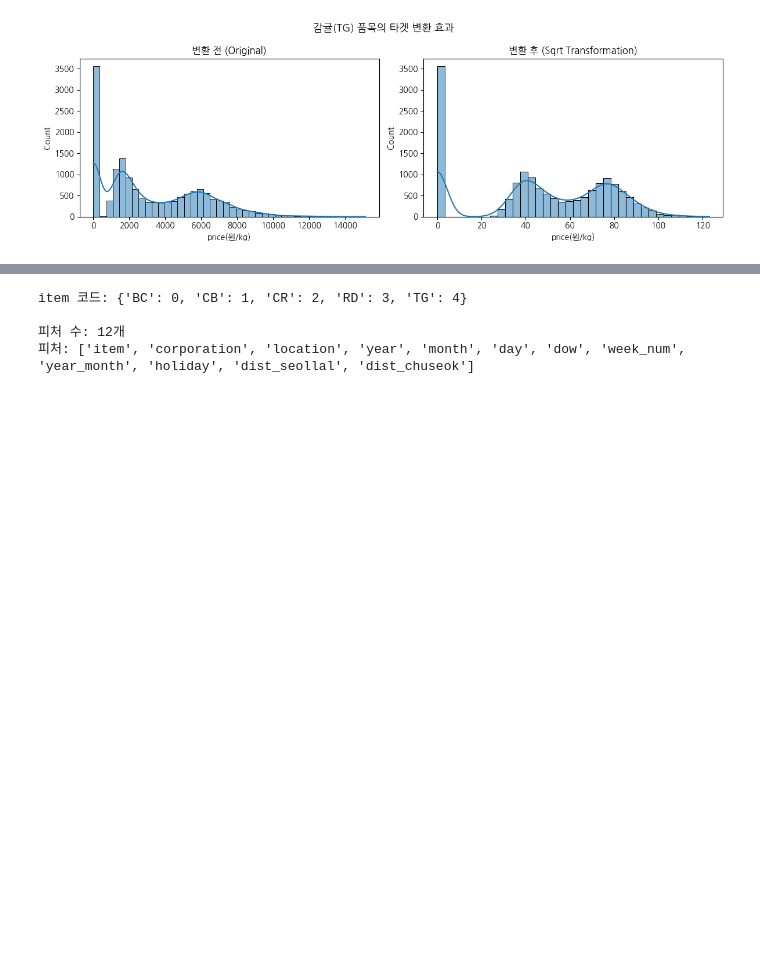
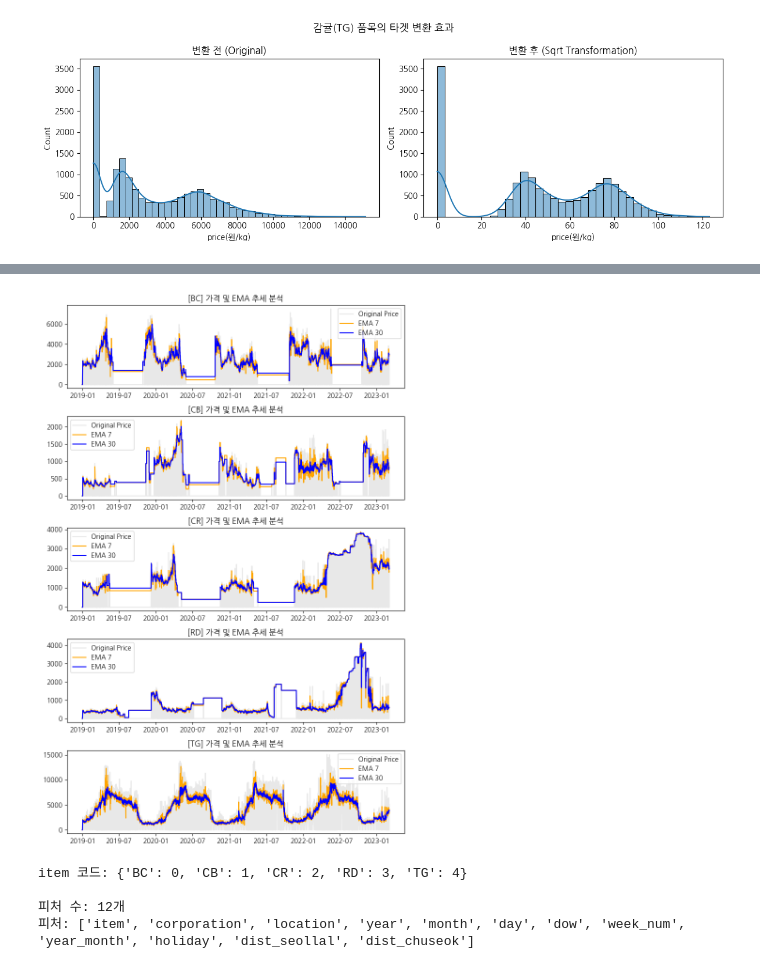
Before and after one commit to chul3224/Tomorrow-Jeju, a Jupyter notebook: 각자_최종파트/Jeju_Final_v1.0 dw.ipynb, the cells around one changed output, grey strips where cells are left out. Cells and saved outputs as stored; diff of their text form; code cells hidden in the pictures; blank space fills up the shorter version.

```diff
--- a/각자_최종파트/Jeju_Final_v1.0 dw.ipynb
+++ b/각자_최종파트/Jeju_Final_v1.0 dw.ipynb
@@ -232,3 +230,24 @@ plt.show()
+# %%
+def calculate_ema_viz(series, window):
+    s = series.replace(0, np.nan)
+    ema = s.ewm(span=window, min_periods=1).mean()
+    return ema.ffill().fillna(0)
+
+plt.figure(figsize=(8, 12))
+for i, item in enumerate(items):
+    plt.subplot(5, 1, i+1)
+    df_item = train[train['item'] == item].sort_values('timestamp').copy()
+    df_item['ema_7'] = calculate_ema_viz(df_item['price(원/kg)'], 7)
+    df_item['ema_30'] = calculate_ema_viz(df_item['price(원/kg)'], 30)
+    plt.plot(df_item['timestamp'], df_item['price(원/kg)'], label='Original Price', color='lightgray', alpha=0.5)
+    plt.plot(df_item['timestamp'], df_item['ema_7'], label='EMA 7', color='orange')
+    plt.plot(df_item['timestamp'], df_item['ema_30'], label='EMA 30', color='blue')
+    plt.title(f'[{item}] 가격 및 EMA 추세 분석')
+    plt.legend()
+plt.tight_layout()
+plt.show()
+# %% [output]
+[figure, added]
 # %%
 # 범주형 LabelEncoding (item, corporation, location)
 le_cols = ['item', 'corporation', 'location']
```
Also changed, not shown: parts of 3 cells of this notebook, 1 other file.
